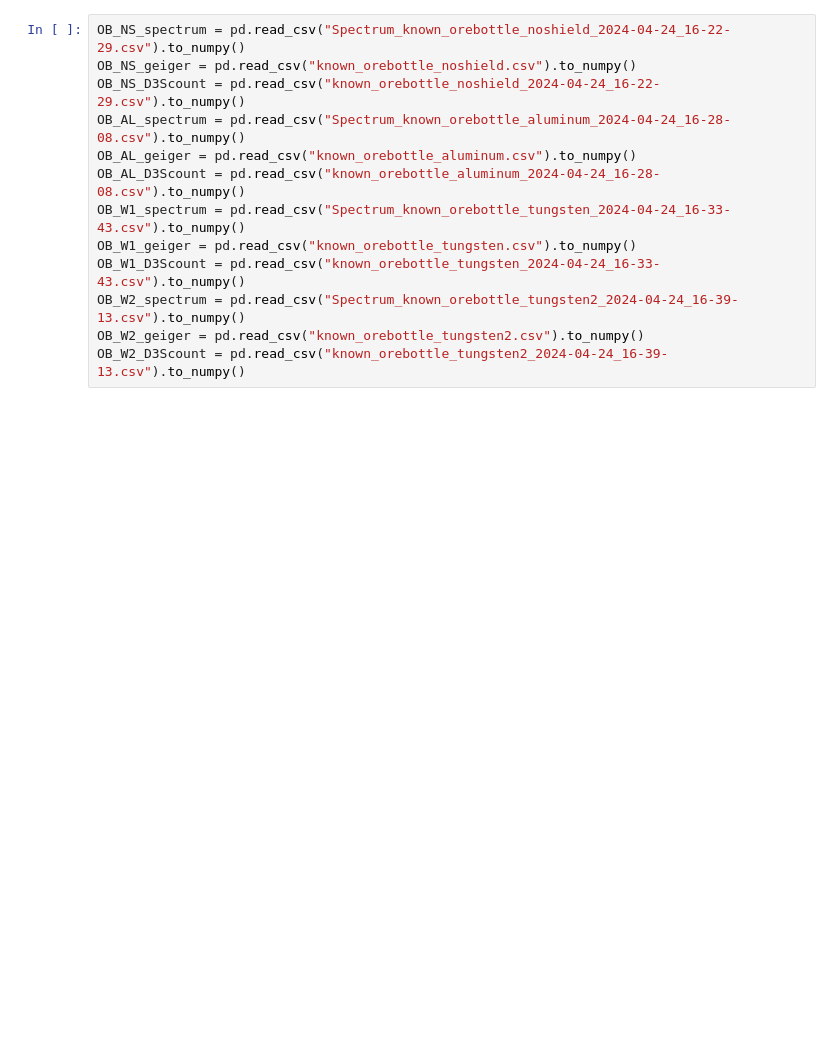
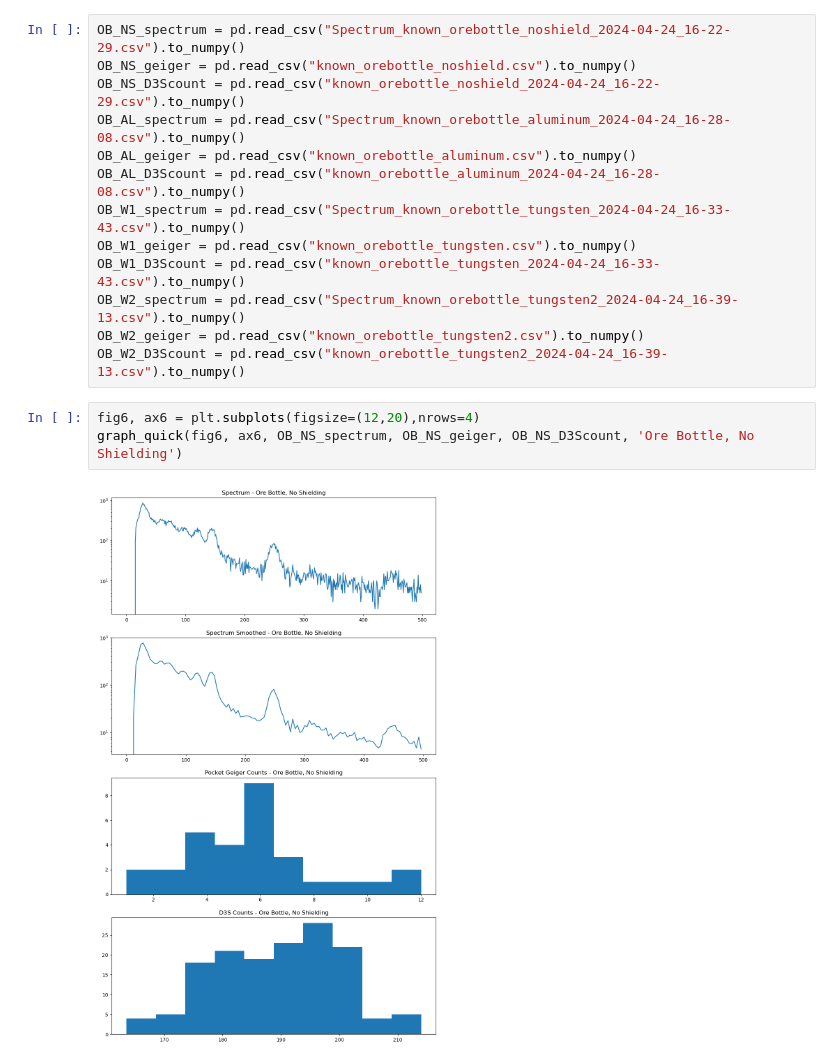
Before and after one commit to Kaiel0904/E11_KyleLink, a Jupyter notebook: E11 Final Graphing.ipynb, the cells around one changed output. Drawn from its saved outputs; the diff is of its cells as text; blank space fills up the shorter version.

```diff
--- a/E11 Final Graphing.ipynb
+++ b/E11 Final Graphing.ipynb
@@ -107,3 +109,8 @@ OB_W1_D3Scount = pd.read_csv("known_orebottle_tungsten_2024-04-24_16-33-43.csv")
 OB_W2_spectrum = pd.read_csv("Spectrum_known_orebottle_tungsten2_2024-04-24_16-39-13.csv").to_numpy()
 OB_W2_geiger = pd.read_csv("known_orebottle_tungsten2.csv").to_numpy()
 OB_W2_D3Scount = pd.read_csv("known_orebottle_tungsten2_2024-04-24_16-39-13.csv").to_numpy()
+# %%
+fig6, ax6 = plt.subplots(figsize=(12,20),nrows=4)
+graph_quick(fig6, ax6, OB_NS_spectrum, OB_NS_geiger, OB_NS_D3Scount, 'Ore Bottle, No Shielding')
+# %% [output]
+[figure, added]
```
Also changed, not shown: parts of 30 cells of this notebook.
